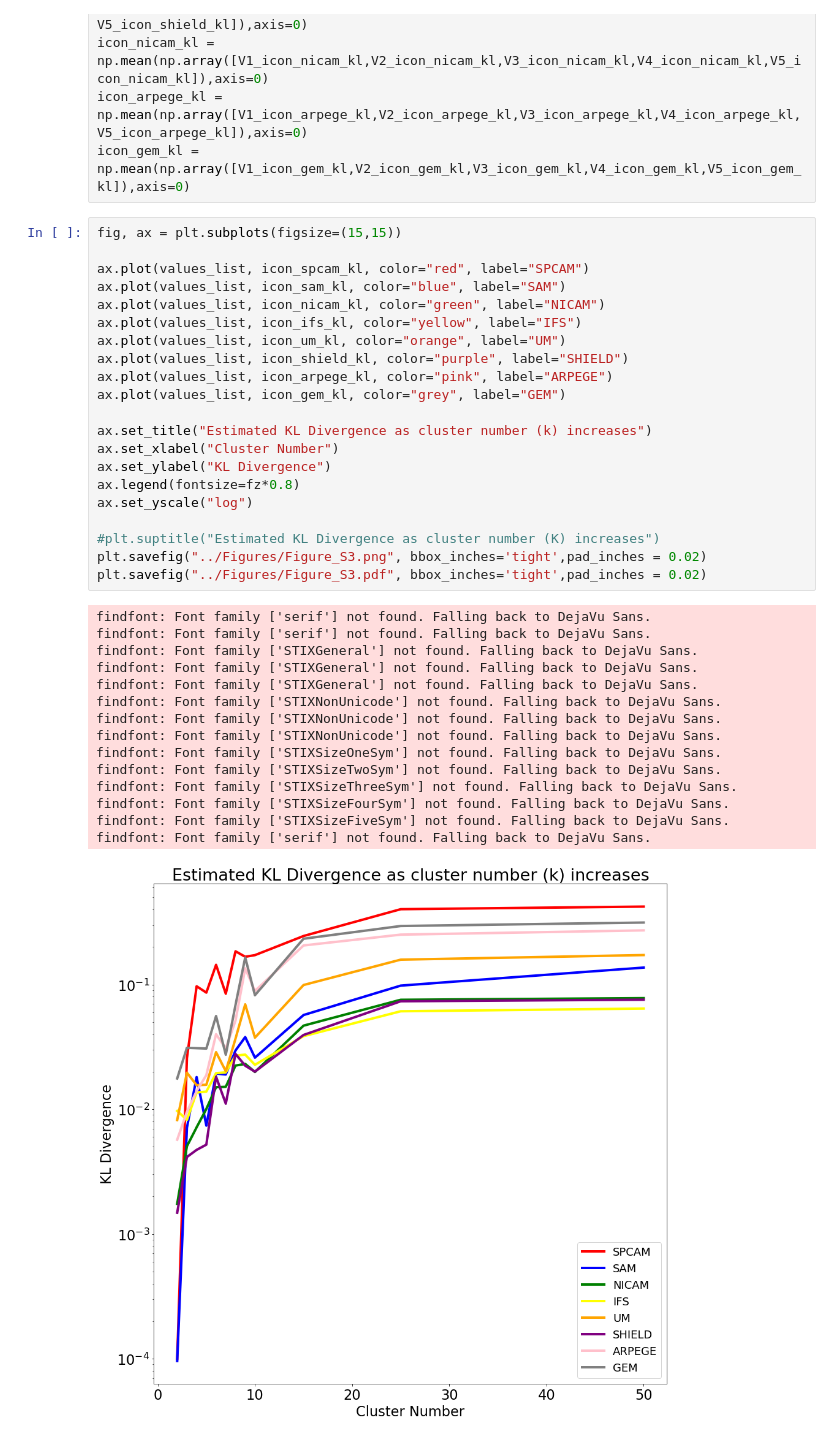
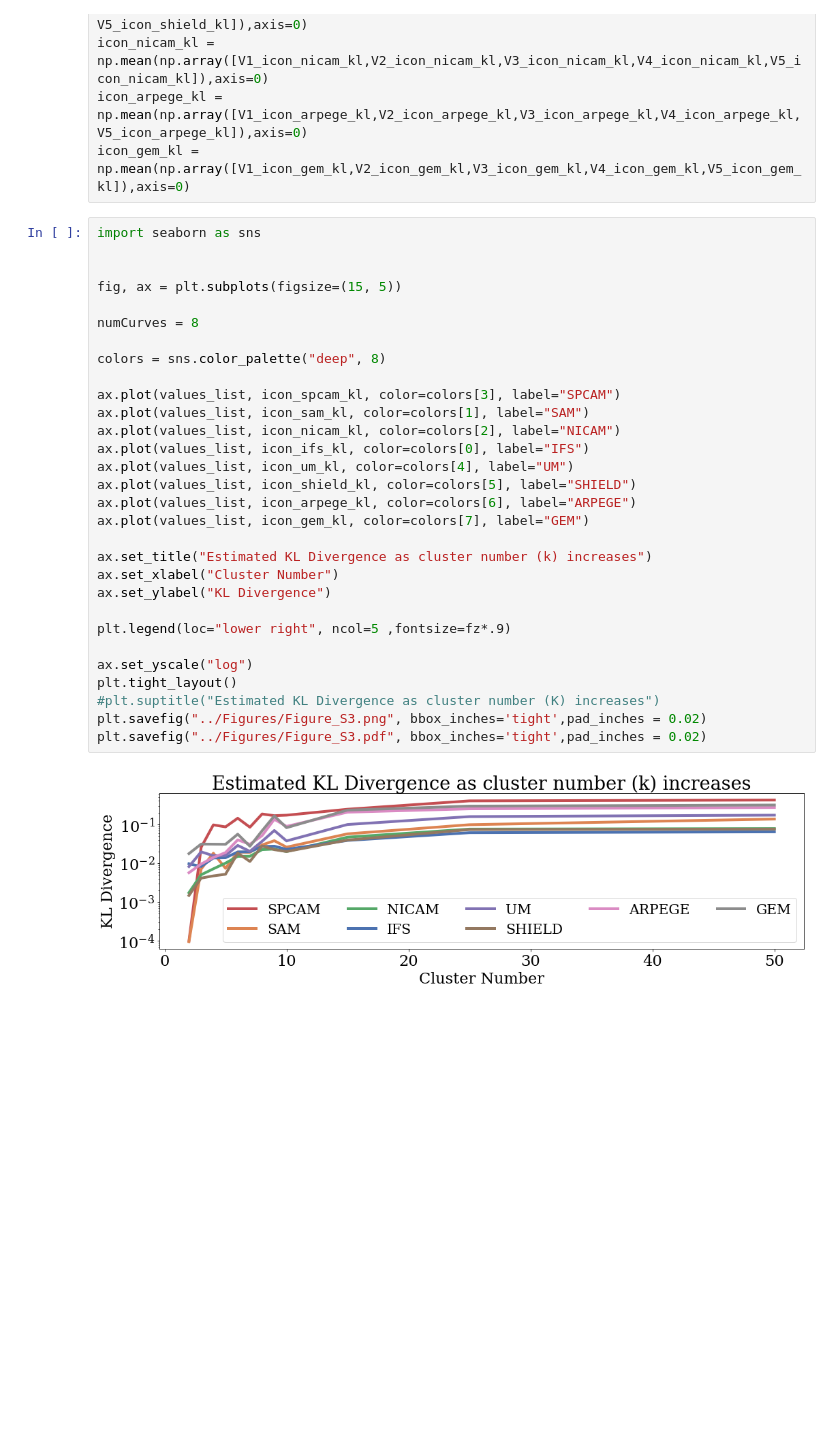
Before and after one commit to gmooers96/Chapter_2_Repo, a Jupyter notebook: SI_Figure_Scripts/Figure_S3.ipynb, the cells around one changed output. Drawn from its saved outputs; the diff is of its cells as text; blank space fills up the shorter version.

Commit message:
Updated Figures

```diff
--- a/SI_Figure_Scripts/Figure_S3.ipynb
+++ b/SI_Figure_Scripts/Figure_S3.ipynb
@@ -92,39 +92,34 @@ icon_nicam_kl = np.mean(np.array([V1_icon_nicam_kl,V2_icon_nicam_kl,V3_icon_nica
 icon_arpege_kl = np.mean(np.array([V1_icon_arpege_kl,V2_icon_arpege_kl,V3_icon_arpege_kl,V4_icon_arpege_kl,V5_icon_arpege_kl]),axis=0)
 icon_gem_kl = np.mean(np.array([V1_icon_gem_kl,V2_icon_gem_kl,V3_icon_gem_kl,V4_icon_gem_kl,V5_icon_gem_kl]),axis=0)
 # %%
-fig, ax = plt.subplots(figsize=(15,15))
+import seaborn as sns
 
-ax.plot(values_list, icon_spcam_kl, color="red", label="SPCAM")
-ax.plot(values_list, icon_sam_kl, color="blue", label="SAM")
-ax.plot(values_list, icon_nicam_kl, color="green", label="NICAM")
-ax.plot(values_list, icon_ifs_kl, color="yellow", label="IFS")
-ax.plot(values_list, icon_um_kl, color="orange", label="UM")
-ax.plot(values_list, icon_shield_kl, color="purple", label="SHIELD")
-ax.plot(values_list, icon_arpege_kl, color="pink", label="ARPEGE")
-ax.plot(values_list, icon_gem_kl, color="grey", label="GEM")
+
+fig, ax = plt.subplots(figsize=(15, 5))
+
+numCurves = 8
+
+colors = sns.color_palette("deep", 8)
+
+ax.plot(values_list, icon_spcam_kl, color=colors[3], label="SPCAM")
+ax.plot(values_list, icon_sam_kl, color=colors[1], label="SAM")
+ax.plot(values_list, icon_nicam_kl, color=colors[2], label="NICAM")
+ax.plot(values_list, icon_ifs_kl, color=colors[0], label="IFS")
+ax.plot(values_list, icon_um_kl, color=colors[4], label="UM")
+ax.plot(values_list, icon_shield_kl, color=colors[5], label="SHIELD")
+ax.plot(values_list, icon_arpege_kl, color=colors[6], label="ARPEGE")
+ax.plot(values_list, icon_gem_kl, color=colors[7], label="GEM")
 
 ax.set_title("Estimated KL Divergence as cluster number (k) increases")
 ax.set_xlabel("Cluster Number")
 ax.set_ylabel("KL Divergence")
-ax.legend(fontsize=fz*0.8)
+
+plt.legend(loc="lower right", ncol=5 ,fontsize=fz*.9)
+
 ax.set_yscale("log")
-
+plt.tight_layout()
 #plt.suptitle("Estimated KL Divergence as cluster number (K) increases")
 plt.savefig("../Figures/Figure_S3.png", bbox_inches='tight',pad_inches = 0.02)
 plt.savefig("../Figures/Figure_S3.pdf", bbox_inches='tight',pad_inches = 0.02)
 # %% [output]
-findfont: Font family ['serif'] not found. Falling back to DejaVu Sans.
-findfont: Font family ['serif'] not found. Falling back to DejaVu Sans.
-findfont: Font family ['STIXGeneral'] not found. Falling back to DejaVu Sans.
-findfont: Font family ['STIXGeneral'] not found. Falling back to DejaVu Sans.
-findfont: Font family ['STIXGeneral'] not found. Falling back to DejaVu Sans.
-findfont: Font family ['STIXNonUnicode'] not found. Falling back to DejaVu Sans.
-findfont: Font family ['STIXNonUnicode'] not found. Falling back to DejaVu Sans.
-findfont: Font family ['STIXNonUnicode'] not found. Falling back to DejaVu Sans.
-findfont: Font family ['STIXSizeOneSym'] not found. Falling back to DejaVu Sans.
-findfont: Font family ['STIXSizeTwoSym'] not found. Falling back to DejaVu Sans.
-findfont: Font family ['STIXSizeThreeSym'] not found. Falling back to DejaVu Sans.
-findfont: Font family ['STIXSizeFourSym'] not found. Falling back to DejaVu Sans.
-findfont: Font family ['STIXSizeFiveSym'] not found. Falling back to DejaVu Sans.
-findfont: Font family ['serif'] not found. Falling back to DejaVu Sans.
-[figure, old version]
+[figure, new version]
```
Also changed, not shown: 3 other files.
